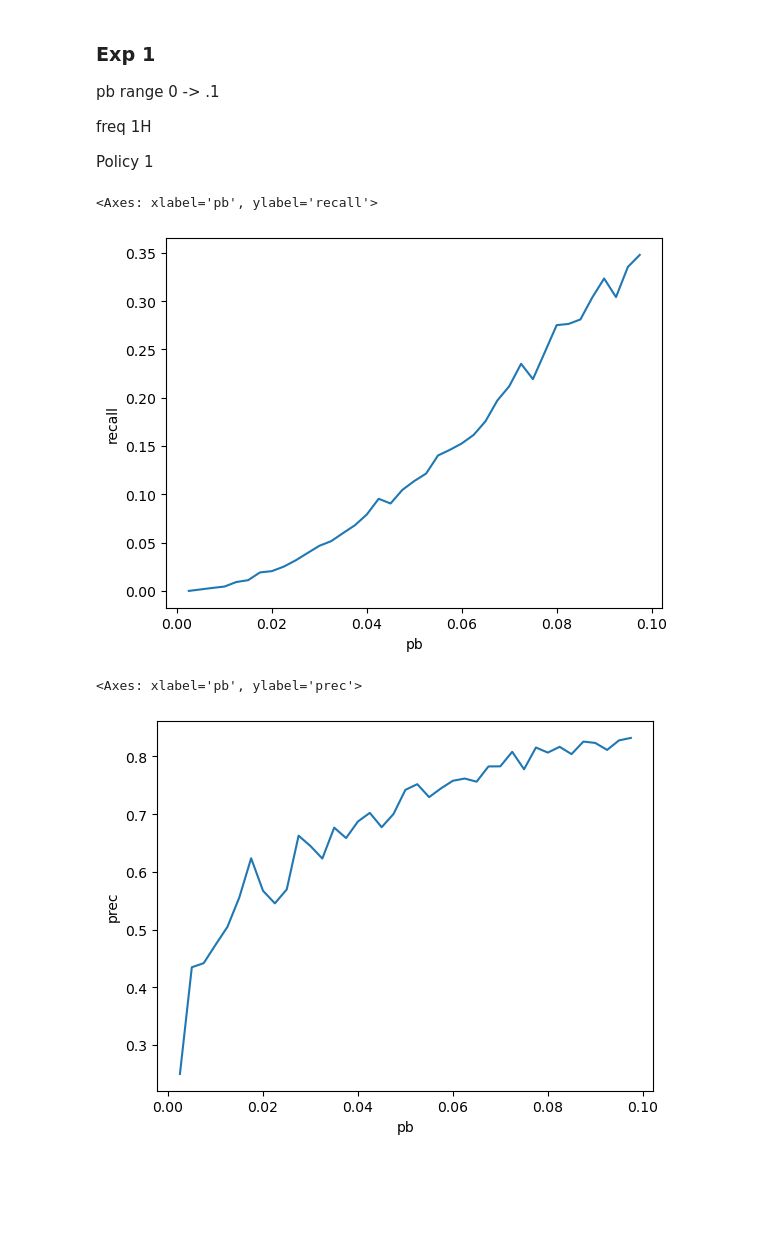
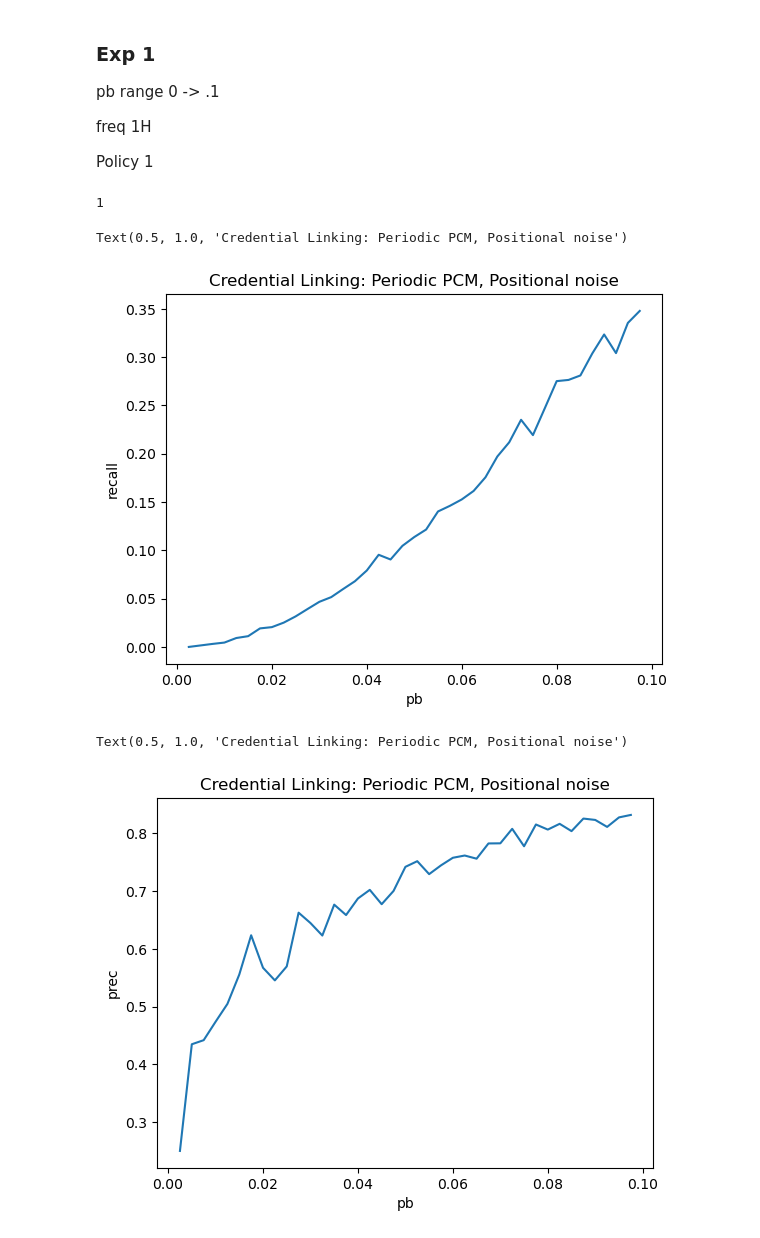
Before and after one commit to icmccorm/v2x-privacy-sim, a Jupyter notebook: viz/PositionalNoise.ipynb, the cells around one changed output. Drawn from its saved outputs; the diff is of its cells as text; code cells hidden in the pictures; blank space fills up the shorter version.

```diff
--- a/viz/PositionalNoise.ipynb
+++ b/viz/PositionalNoise.ipynb
@@ -26,17 +29,23 @@ for pb in pb_range:
     results_ = pd.read_csv("{}/results.csv".format(exp))
     results_["pb"] = pb
     results_arr.append(results_)
+# %%
+len(results_arr[0])
+# %% [output]
+1
 # %%
 results = pd.concat(results_arr).reset_index(drop=True)
-sns.lineplot(results, x="pb", y="recall")
+title = "Credential Linking: Periodic PCM, Positional noise"
+sns.lineplot(results, x="pb", y="recall").set_title(title)
 # %% [output]
-<Axes: xlabel='pb', ylabel='recall'>
+Text(0.5, 1.0, 'Credential Linking: Periodic PCM, Positional noise')
-[figure, old version]
+[figure, new version]
 # %%
-sns.lineplot(results, x="pb", y="prec")
+title = "Credential Linking: Periodic PCM, Positional noise"
+sns.lineplot(results, x="pb", y="prec").set_title(title)
 # %% [output]
-<Axes: xlabel='pb', ylabel='prec'>
+Text(0.5, 1.0, 'Credential Linking: Periodic PCM, Positional noise')
-[figure, old version]
+[figure, new version]
 # %%
 pb_range = np.arange(0.0025,.1,0.0025)
 
```
Also changed, not shown: parts of 9 cells of this notebook, 6 other files.
